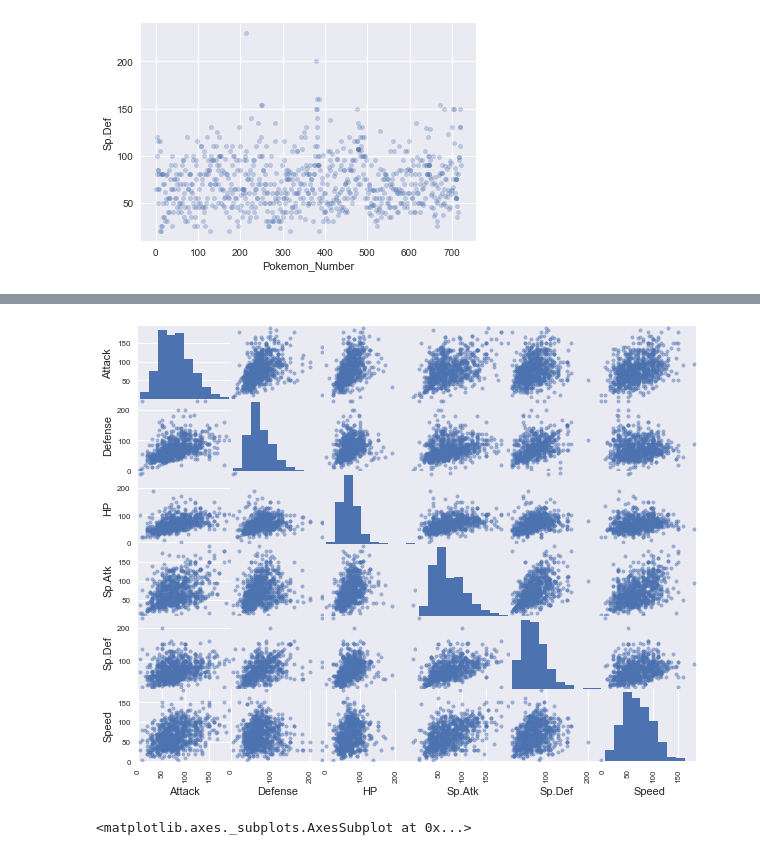
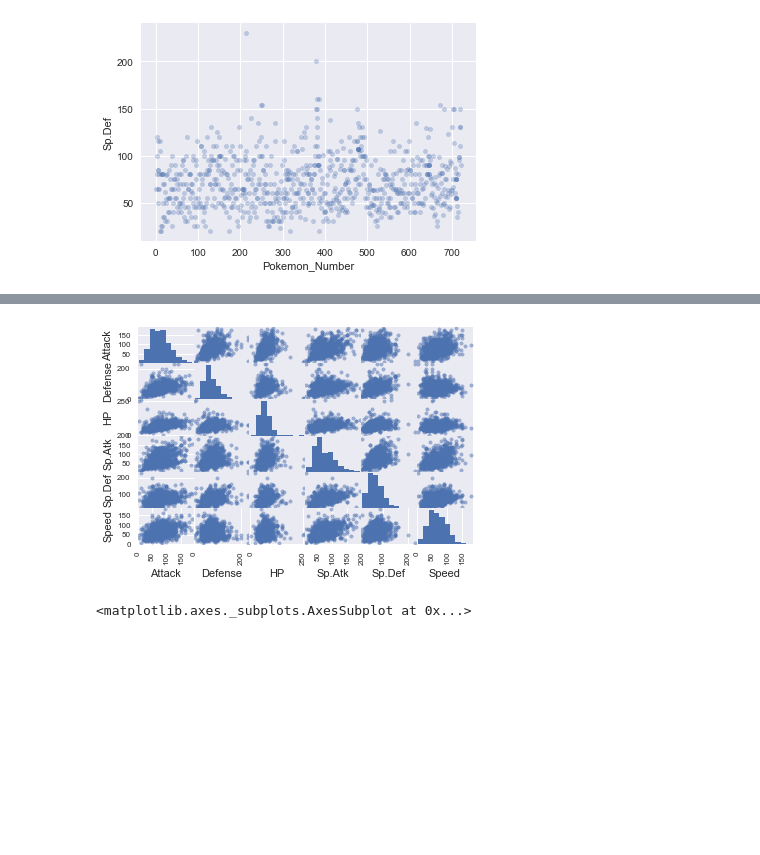
Before and after one commit to danidipinto/Pokemon, a Jupyter notebook: Pokemon.ipynb, the cells around one changed output, grey strips where cells are left out. Saved outputs shown, nothing was run; the diff lists cells and outputs as text; code cells hidden in the pictures; blank space fills up the shorter version.

```diff
--- a/Pokemon.ipynb
+++ b/Pokemon.ipynb
@@ -145,5 +145,6 @@ df.plot(kind='scatter', x='Pokemon_Number', y='Sp.Def', alpha=0.3)
 <matplotlib.axes._subplots.AxesSubplot at 0x...>
 [figure]
 # %%
-pd.scatter_matrix(df[['Attack', 'Defense', 'HP', 'Sp.Atk', 'Sp.Def', 'Speed']]), figsize=(10, 8))
+pd.scatter_matrix(df[['Attack', 'Defense', 'HP', 'Sp.Atk', 'Sp.Def', 'Speed']]),
+#figsize=(10, 8)
 # %% [output]
@@ -167,4 +168,4 @@ array([[<matplotlib.axes._subplots.AxesSubplot object at 0x...>,
-[figure, old version]
+[figure, new version]
 # %%
 #import seaborn as sb
 #%matplotlib inline
```
Also changed, not shown: parts of 44 cells of this notebook.
